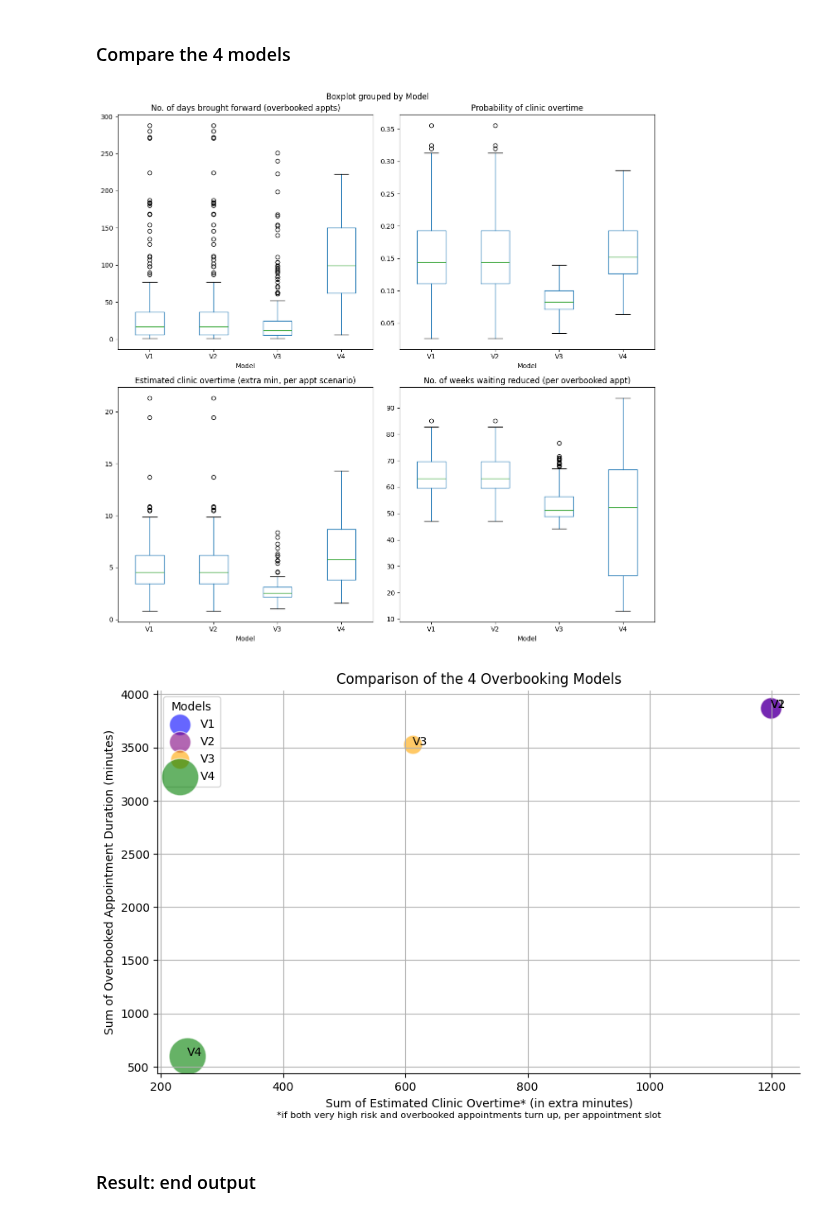
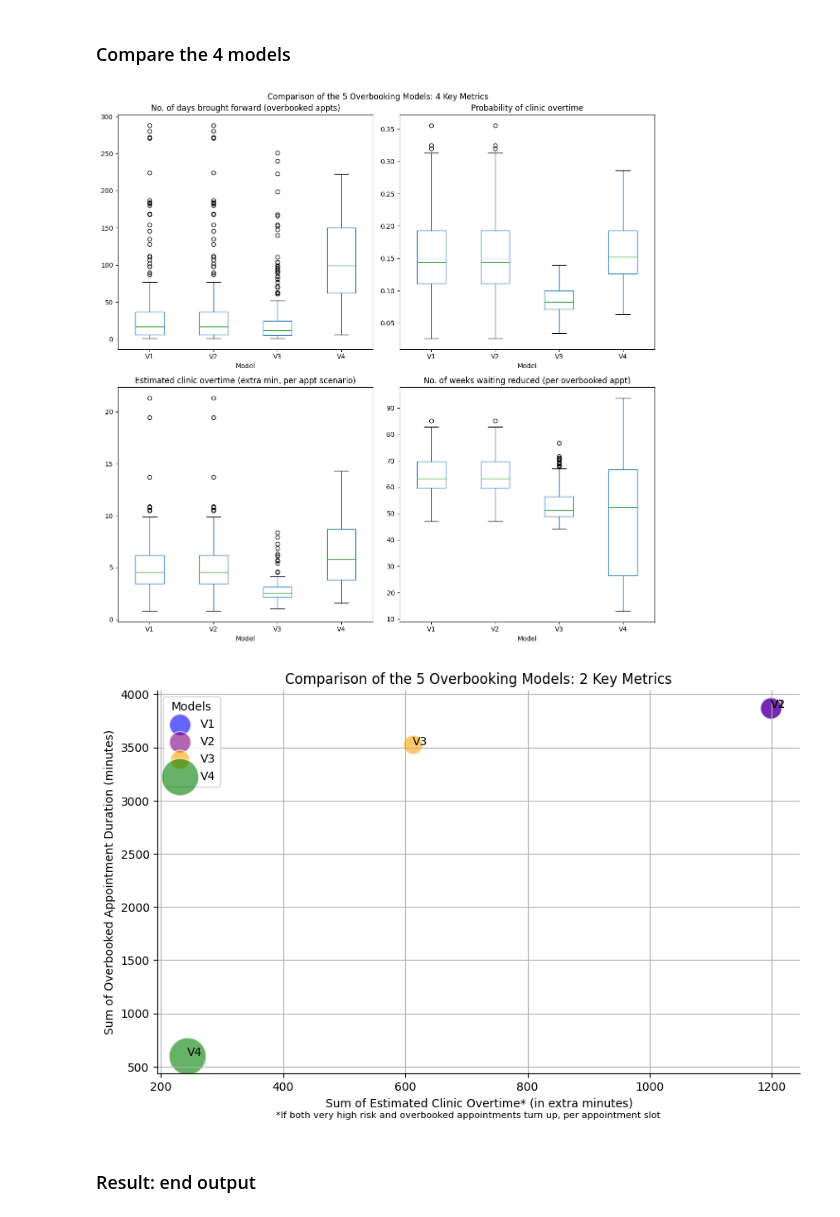
Before and after one commit to hallucinojenlee/hds_dna, a Jupyter notebook: scripts/overbooking_model.ipynb, the cells around one changed output. Drawn from its saved outputs; the diff is of its cells as text; code cells hidden in the pictures.

Commit message:
tweaked plots

```diff
--- a/scripts/overbooking_model.ipynb
+++ b/scripts/overbooking_model.ipynb
@@ -1219,12 +1219,13 @@ combined_df.boxplot(column="weekswaiting_reduction", by="Model", ax=axs[1, 1], g
 axs[1, 1].set_title("No. of weeks waiting reduced (per overbooked appt)")
 
 # Adjust layout for better spacing
+plt.suptitle('Comparison of the 5 Overbooking Models: 4 Key Metrics')
 plt.tight_layout()
 
 # Show plot
 plt.show()
 # %% [output]
-[figure, old version]
+[figure, new version]
 # %%
 # Create a dictionary with comparison metrics for the 4 models
 compare_model = {
@@ -1258,36 +1259,36 @@ plt.figure(figsize=(10, 6))
 # Scatter plot for each version
 colors = ['blue', 'purple', 'orange', 'green']
 for i in range(len(df)):
     plt.scatter(df['Sum of Estimated Clinic Overtime (extra minutes)'][i],
                 df['Sum of Overbooked Appointment Duration (minutes)'][i],
                 s=df['Avg. time gap (days)'][i] * 10, # Scale marker size
                 color=colors[i],
                 alpha=0.6,
                 edgecolors="w",
                 label=df['Version'][i])
 
 # Adding labels to each point
 for i, txt in enumerate(df['Version']):
     plt.annotate(txt, (df['Sum of Estimated Clinic Overtime (extra minutes)'][i], df['Sum of Overbooked Appointment Duration (minutes)'][i]), fontsize=10)
 
 plt.xlabel('Sum of Estimated Clinic Overtime* (in extra minutes)')
 plt.ylabel('Sum of Overbooked Appointment Duration (minutes)')
-plt.title('Comparison of the 4 Overbooking Models')
+plt.title('Comparison of the 5 Overbooking Models: 2 Key Metrics')
 plt.legend(title='Models')
 plt.grid(True)
 
 
 # Remove the top and right spines (outside borders)
 ax = plt.gca()
 ax.spines['top'].set_visible(False)
 ax.spines['right'].set_visible(False)
 
 # Adding the footnote
-plt.figtext(0.5, 0.02, '*if both very high risk and overbooked appointments turn up, per appointment slot', ha='center', fontsize=8)
+plt.figtext(0.5, 0.02, '*If both very high risk and overbooked appointments turn up, per appointment slot', ha='center', fontsize=8)
 
 plt.show()
 # %% [output]
-[figure, old version]
+[figure, new version]
 # %% [markdown]
 ### Result: end output
 # %%
```
